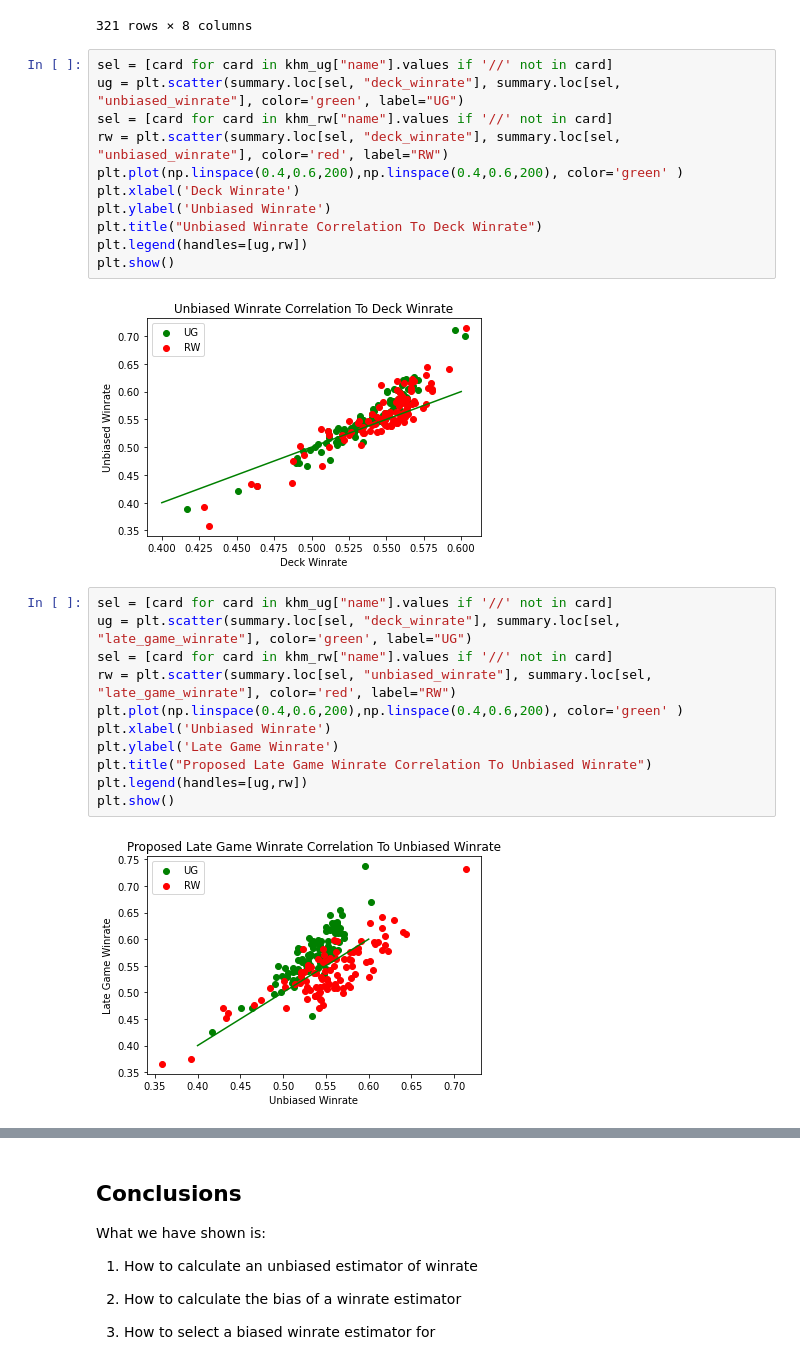
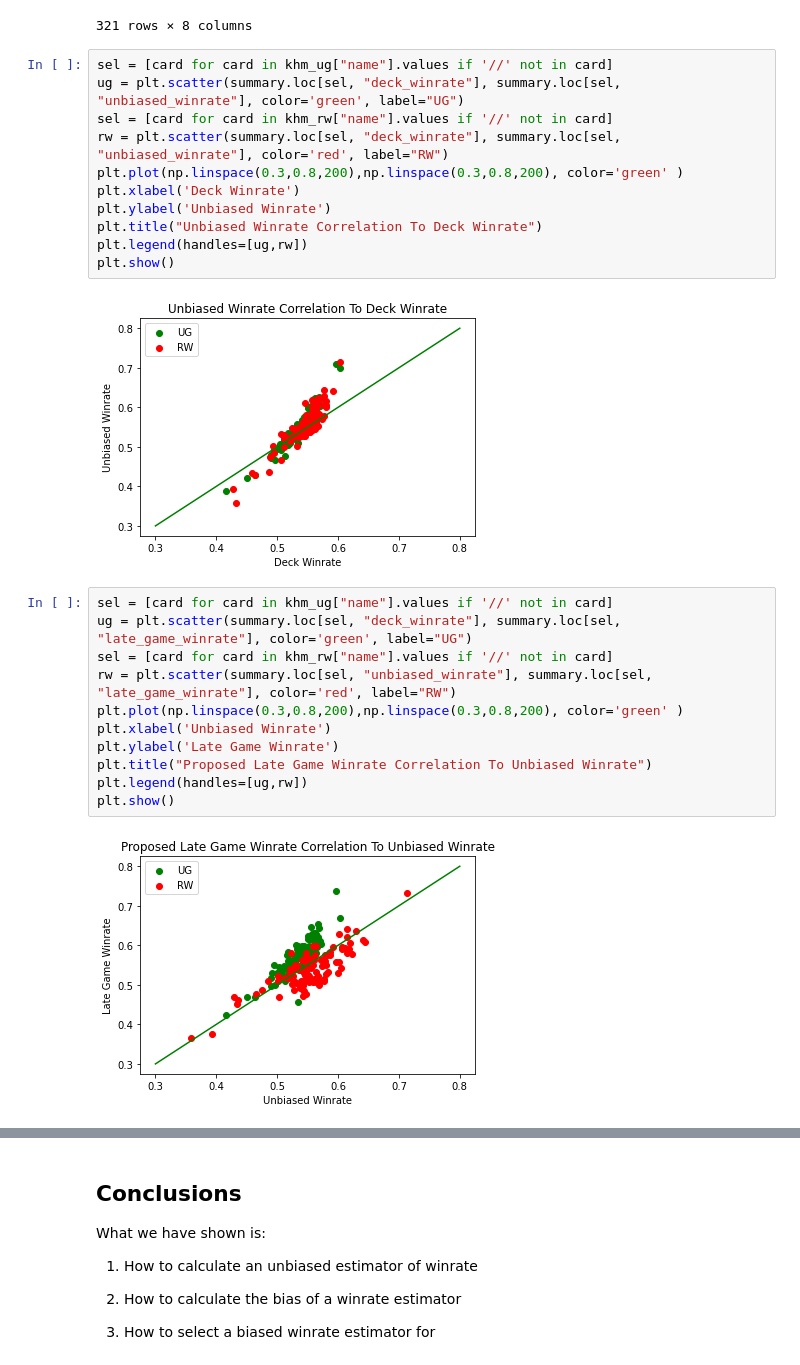
Before and after one commit to billybrickner/MTGData, a Jupyter notebook: Late and Early Game bias in MTG Data Calculations.ipynb, the cells around one changed output, grey strips where cells are left out. Cells and saved outputs as stored; diff of their text form.

```diff
--- a/Late and Early Game bias in MTG Data Calculations.ipynb
+++ b/Late and Early Game bias in MTG Data Calculations.ipynb
@@ -481,29 +495,29 @@ summary
 # %%
 sel = [card for card in khm_ug["name"].values if '//' not in card]
 ug = plt.scatter(summary.loc[sel, "deck_winrate"], summary.loc[sel, "unbiased_winrate"], color='green', label="UG")
 sel = [card for card in khm_rw["name"].values if '//' not in card]
 rw = plt.scatter(summary.loc[sel, "deck_winrate"], summary.loc[sel, "unbiased_winrate"], color='red', label="RW")
-plt.plot(np.linspace(0.4,0.6,200),np.linspace(0.4,0.6,200), color='green' )
+plt.plot(np.linspace(0.3,0.8,200),np.linspace(0.3,0.8,200), color='green' )
 plt.xlabel('Deck Winrate')
 plt.ylabel('Unbiased Winrate')
 plt.title("Unbiased Winrate Correlation To Deck Winrate")
 plt.legend(handles=[ug,rw])
 plt.show()
 # %% [output]
-[figure, old version]
+[figure, new version]
 # %%
 sel = [card for card in khm_ug["name"].values if '//' not in card]
 ug = plt.scatter(summary.loc[sel, "deck_winrate"], summary.loc[sel, "late_game_winrate"], color='green', label="UG")
 sel = [card for card in khm_rw["name"].values if '//' not in card]
 rw = plt.scatter(summary.loc[sel, "unbiased_winrate"], summary.loc[sel, "late_game_winrate"], color='red', label="RW")
-plt.plot(np.linspace(0.4,0.6,200),np.linspace(0.4,0.6,200), color='green' )
+plt.plot(np.linspace(0.3,0.8,200),np.linspace(0.3,0.8,200), color='green' )
 plt.xlabel('Unbiased Winrate')
 plt.ylabel('Late Game Winrate')
 plt.title("Proposed Late Game Winrate Correlation To Unbiased Winrate")
 plt.legend(handles=[ug,rw])
 plt.show()
 # %% [output]
-[figure, old version]
+[figure, new version]
 # %%
 sel = [card for card in khm_ug["name"].values if '//' not in card]
 ug = plt.scatter(summary.loc[sel, "deck_winrate"], summary.loc[sel, "early_game_winrate"], color='green', label="UG")
```
Also changed, not shown: parts of 2 cells of this notebook.
